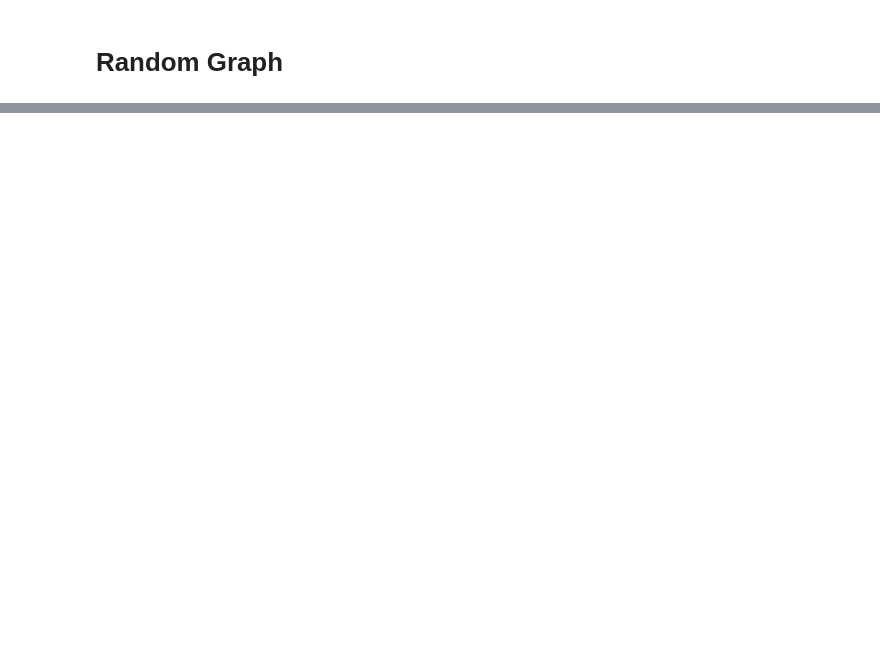
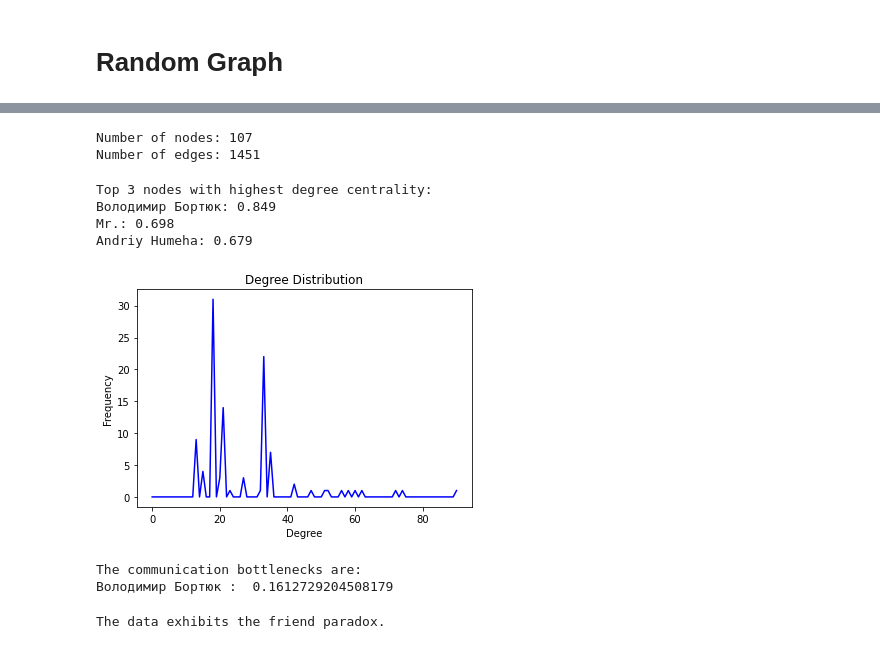
Before and after one commit to Ihorkostiuk01/Diffusion_Processes, a Jupyter notebook: Raport_3.ipynb, the cells around one changed output, grey strips where cells are left out. Cells and saved outputs as stored; diff of their text form; code cells hidden in the pictures; blank space fills up the shorter version.

```diff
--- a/Raport_3.ipynb
+++ b/Raport_3.ipynb
@@ -421,0 +562,76 @@ Variance of degree distribution: 1265.6819000000003
+# %%
+# Get the number of nodes and edges
+num_nodes = G.number_of_nodes()
+num_edges = G.number_of_edges()
+
+# Print the results
+print("Number of nodes:", num_nodes)
+print("Number of edges:", num_edges)
+# %% [output]
+Number of nodes: 107
+Number of edges: 1451
+# %%
+# Compute degree centrality
+degree_centrality = nx.degree_centrality(G)
+
+# Sort nodes by degree centrality in descending order
+sorted_nodes = sorted(degree_centrality.items(), key=lambda x: x[1], reverse=True)
+
+# Print top 3 nodes with highest degree centrality
+print("Top 3 nodes with highest degree centrality:")
+for i in range(3):
+    print(f"{sorted_nodes[i][0]}: {sorted_nodes[i][1]:.3f}")
+# %% [output]
+Top 3 nodes with highest degree centrality:
+Володимир Бортюк: 0.849
+Mr.: 0.698
+Andriy Humeha: 0.679
+# %%
+# Get degree distribution
+degree_dist = nx.degree_histogram(G)
+
+# Plot degree distribution
+plt.plot(degree_dist, 'b-')
+plt.xlabel('Degree')
+plt.ylabel('Frequency')
+plt.title('Degree Distribution')
+plt.show()
+# %% [output]
+[figure, added]
+# %%
+
+# Calculate betweenness centrality of nodes
+bc = nx.betweenness_centrality(G)
+
+# Find nodes with highest betweenness centrality
+max_bc = max(bc.values())
+bottlenecks = [node for node, centrality in bc.items() if centrality == max_bc]
+
+# Print the communication bottlenecks and their betweenness centrality values
+print("The communication bottlenecks are: ")
+for node, centrality in bc.items():
+    if centrality == max_bc:
+        print(node, ": ", centrality)
+# %% [output]
+The communication bottlenecks are:
+Володимир Бортюк :  0.1612729204508179
+# %%
+# Calculate the average degree of the nodes in the graph
+node_degree = dict(G.degree())
+avg_node_degree = sum(node_degree.values()) / len(node_degree)
+
+# Calculate the average degree of the neighbors of the nodes in the graph
+avg_neighbor_degree = []
+for node in G.nodes():
+    neighbor_degree = [node_degree[neighbor] for neighbor in G.neighbors(node)]
+    avg_neighbor_degree.append(sum(neighbor_degree) / len(neighbor_degree))
+
+avg_neighbor_degree = sum(avg_neighbor_degree) / len(avg_neighbor_degree)
+
+# Check if the data exhibits the friend paradox
+if avg_node_degree < avg_neighbor_degree:
+    print("The data exhibits the friend paradox.")
+else:
+    print("The data does not exhibit the friend paradox.")
+# %% [output]
+The data exhibits the friend paradox.
```
Also changed, not shown: parts of 12 cells of this notebook.
